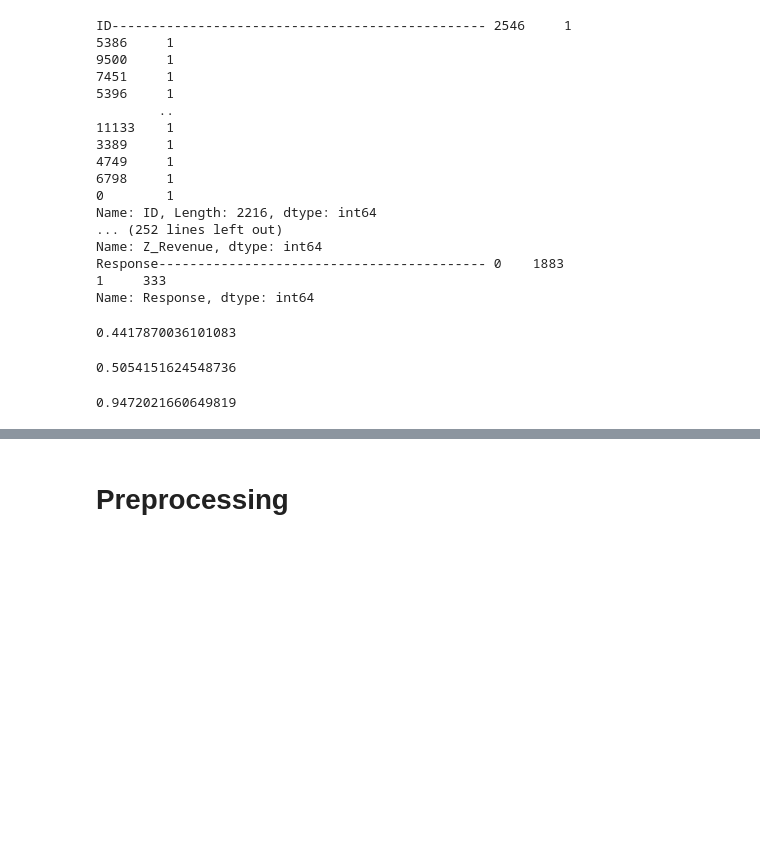
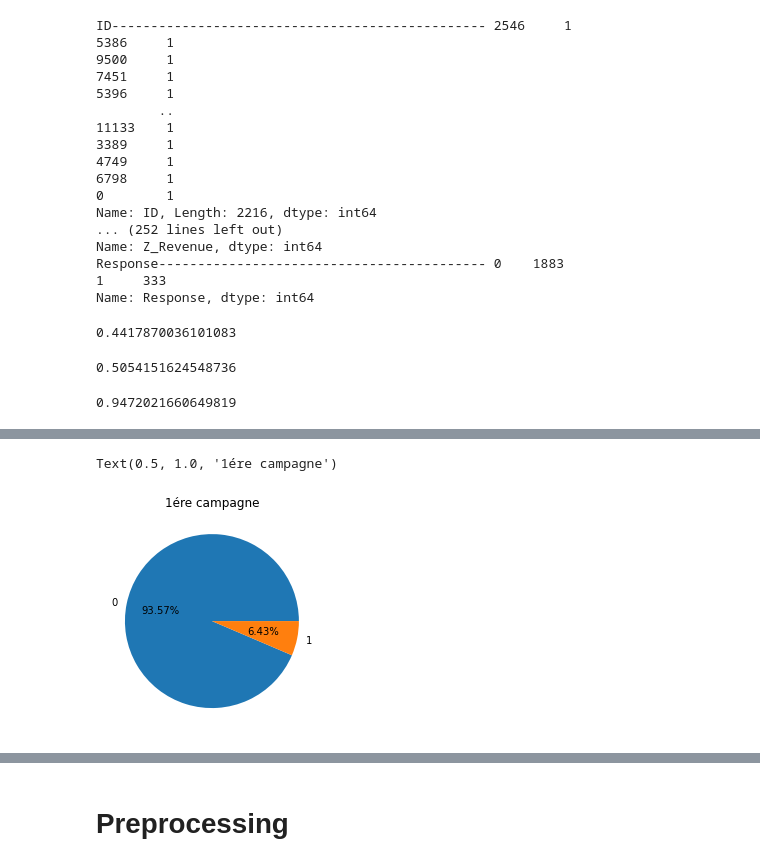
Before and after one commit to Charl-K225238/segmentation_clients01, a Jupyter notebook: Tp_simplonline01.ipynb, the cells around one changed output, grey strips where cells are left out. Cells and saved outputs as stored; diff of their text form; code cells hidden in the pictures; blank space fills up the shorter version.

```diff
--- a/Tp_simplonline01.ipynb
+++ b/Tp_simplonline01.ipynb
@@ -312,0 +316,6 @@ kids_per + teen_per
+# %%
+plt.pie(data['AcceptedCmp1'].value_counts(), autopct= "%1.2f%%", labels=data['AcceptedCmp1'].unique())
+plt.title('1ére campagne')
+# %% [output]
+Text(0.5, 1.0, '1ére campagne')
+[figure, added]
```
Also changed, not shown: parts of 18 cells of this notebook.
